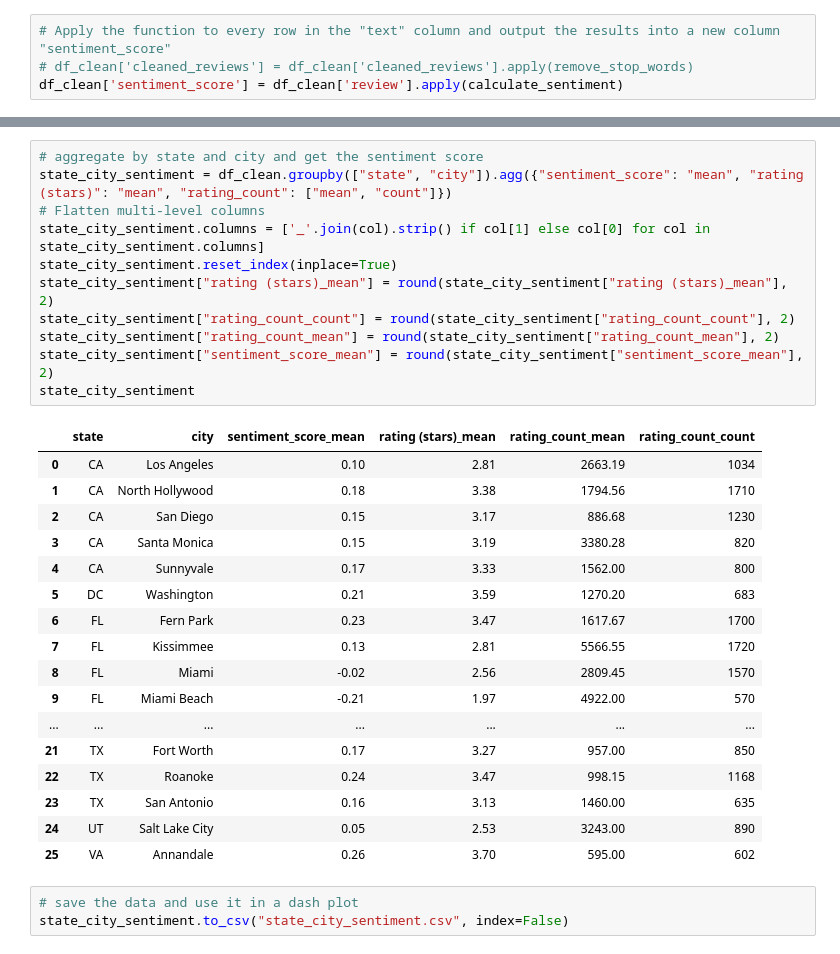
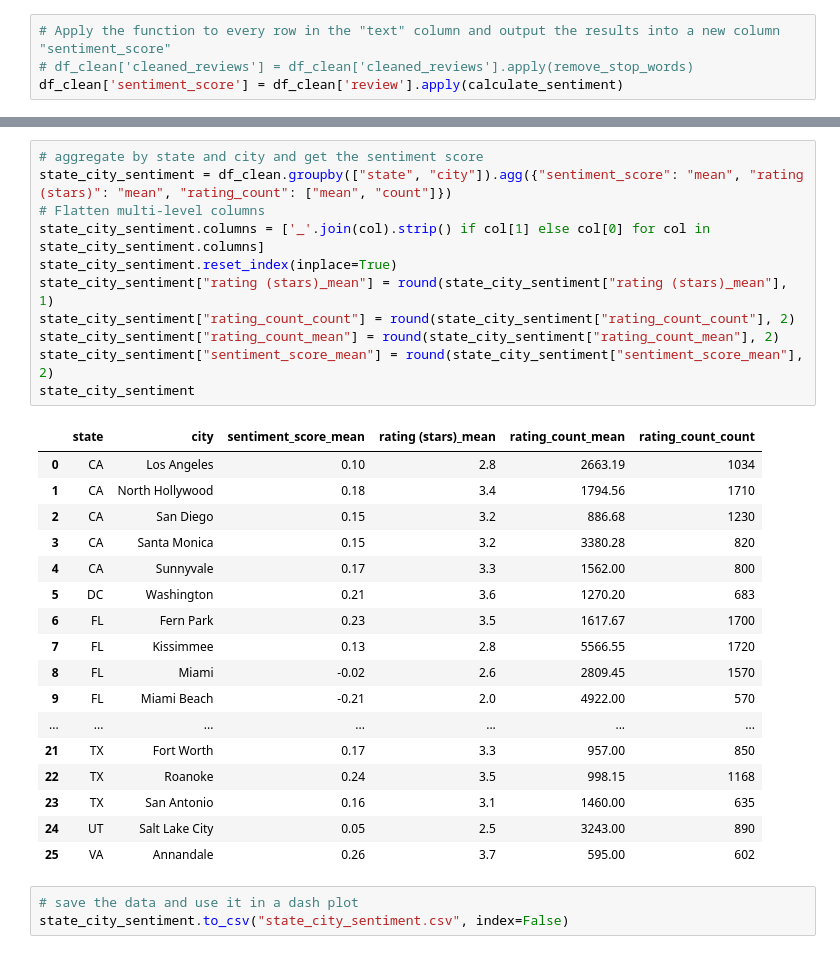
Before and after one commit to ssstoev/mcdonalds-reviews, a Jupyter notebook: review analysis.ipynb, the cells around one changed output, grey strips where cells are left out. Cells and saved outputs as stored; diff of their text form.

```diff
--- a/review analysis.ipynb
+++ b/review analysis.ipynb
@@ -376,32 +376,32 @@ df_clean.head()
 # %%
 # aggregate by state and city and get the sentiment score
 state_city_sentiment = df_clean.groupby(["state", "city"]).agg({"sentiment_score": "mean", "rating (stars)": "mean", "rating_count": ["mean", "count"]})
 # Flatten multi-level columns
 state_city_sentiment.columns = ['_'.join(col).strip() if col[1] else col[0] for col in state_city_sentiment.columns]
 state_city_sentiment.reset_index(inplace=True)
-state_city_sentiment["rating (stars)_mean"] = round(state_city_sentiment["rating (stars)_mean"], 2)
+state_city_sentiment["rating (stars)_mean"] = round(state_city_sentiment["rating (stars)_mean"], 1)
 state_city_sentiment["rating_count_count"] = round(state_city_sentiment["rating_count_count"], 2)
 state_city_sentiment["rating_count_mean"] = round(state_city_sentiment["rating_count_mean"], 2)
 state_city_sentiment["sentiment_score_mean"] = round(state_city_sentiment["sentiment_score_mean"], 2)
 state_city_sentiment
 # %% [output]
 |  | state | city | sentiment_score_mean | rating (stars)_mean | rating_count_mean | rating_count_count |
-| 0 | CA | Los Angeles | 0.10 | 2.81 | 2663.19 | 1034 |
-| 1 | CA | North Hollywood | 0.18 | 3.38 | 1794.56 | 1710 |
-| 2 | CA | San Diego | 0.15 | 3.17 | 886.68 | 1230 |
-| 3 | CA | Santa Monica | 0.15 | 3.19 | 3380.28 | 820 |
-| 4 | CA | Sunnyvale | 0.17 | 3.33 | 1562.00 | 800 |
-| 5 | DC | Washington | 0.21 | 3.59 | 1270.20 | 683 |
-| 6 | FL | Fern Park | 0.23 | 3.47 | 1617.67 | 1700 |
-| 7 | FL | Kissimmee | 0.13 | 2.81 | 5566.55 | 1720 |
-| 8 | FL | Miami | -0.02 | 2.56 | 2809.45 | 1570 |
-| 9 | FL | Miami Beach | -0.21 | 1.97 | 4922.00 | 570 |
+| 0 | CA | Los Angeles | 0.10 | 2.8 | 2663.19 | 1034 |
+| 1 | CA | North Hollywood | 0.18 | 3.4 | 1794.56 | 1710 |
+| 2 | CA | San Diego | 0.15 | 3.2 | 886.68 | 1230 |
+| 3 | CA | Santa Monica | 0.15 | 3.2 | 3380.28 | 820 |
+| 4 | CA | Sunnyvale | 0.17 | 3.3 | 1562.00 | 800 |
+| 5 | DC | Washington | 0.21 | 3.6 | 1270.20 | 683 |
+| 6 | FL | Fern Park | 0.23 | 3.5 | 1617.67 | 1700 |
+| 7 | FL | Kissimmee | 0.13 | 2.8 | 5566.55 | 1720 |
+| 8 | FL | Miami | -0.02 | 2.6 | 2809.45 | 1570 |
+| 9 | FL | Miami Beach | -0.21 | 2.0 | 4922.00 | 570 |
 | ... | ... | ... | ... | ... | ... | ... |
-| 21 | TX | Fort Worth | 0.17 | 3.27 | 957.00 | 850 |
-| 22 | TX | Roanoke | 0.24 | 3.47 | 998.15 | 1168 |
-| 23 | TX | San Antonio | 0.16 | 3.13 | 1460.00 | 635 |
-| 24 | UT | Salt Lake City | 0.05 | 2.53 | 3243.00 | 890 |
-| 25 | VA | Annandale | 0.26 | 3.70 | 595.00 | 602 |
+| 21 | TX | Fort Worth | 0.17 | 3.3 | 957.00 | 850 |
+| 22 | TX | Roanoke | 0.24 | 3.5 | 998.15 | 1168 |
+| 23 | TX | San Antonio | 0.16 | 3.1 | 1460.00 | 635 |
+| 24 | UT | Salt Lake City | 0.05 | 2.5 | 3243.00 | 890 |
+| 25 | VA | Annandale | 0.26 | 3.7 | 595.00 | 602 |
 # %%
 # save the data and use it in a dash plot
 state_city_sentiment.to_csv("state_city_sentiment.csv", index=False)
```
Also changed, not shown: 2 other files.
